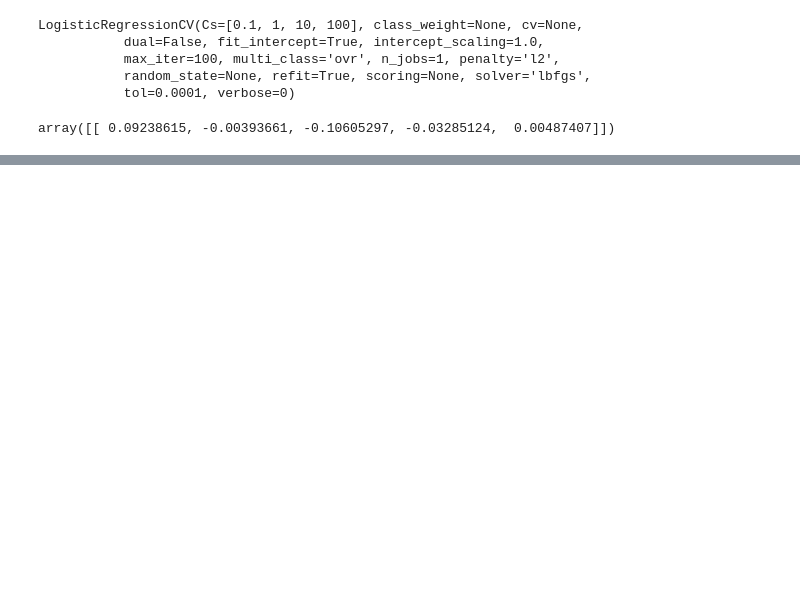
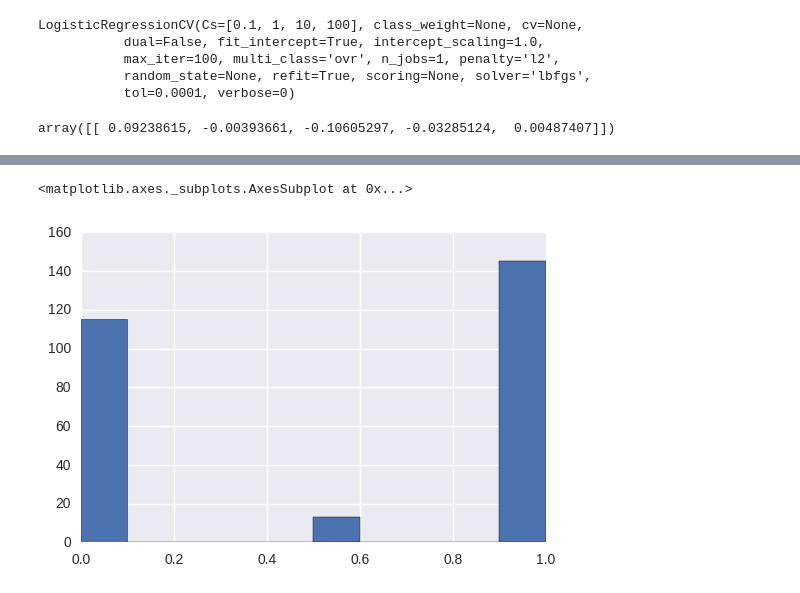
Before and after one commit to EvgenyKashin/CommentsAnalysis, a Jupyter notebook: Final.ipynb, the cells around one changed output, grey strips where cells are left out. Drawn from its saved outputs; the diff is of its cells as text; code cells hidden in the pictures; blank space fills up the shorter version.

```diff
--- a/Final.ipynb
+++ b/Final.ipynb
@@ -687,0 +913,5 @@ array([[ 0.09238615, -0.00393661, -0.10605297, -0.03285124,  0.00487407]])
+# %%
+test_comments.groupby('from_id').agg(np.median)['prediction'].hist()
+# %% [output]
+<matplotlib.axes._subplots.AxesSubplot at 0x...>
+[figure, added]
```
Also changed, not shown: parts of 51 cells of this notebook.
